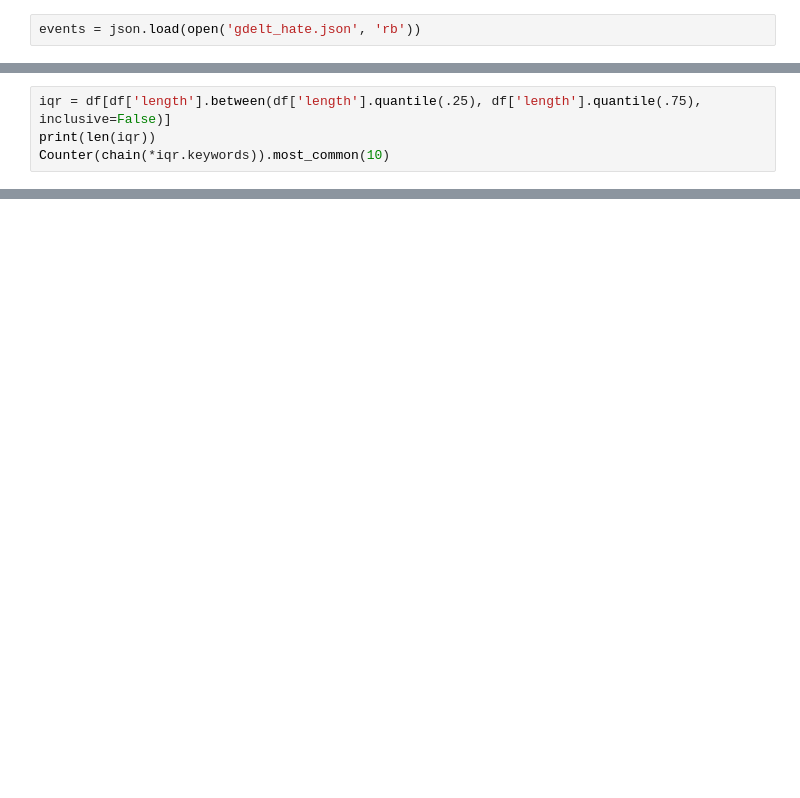
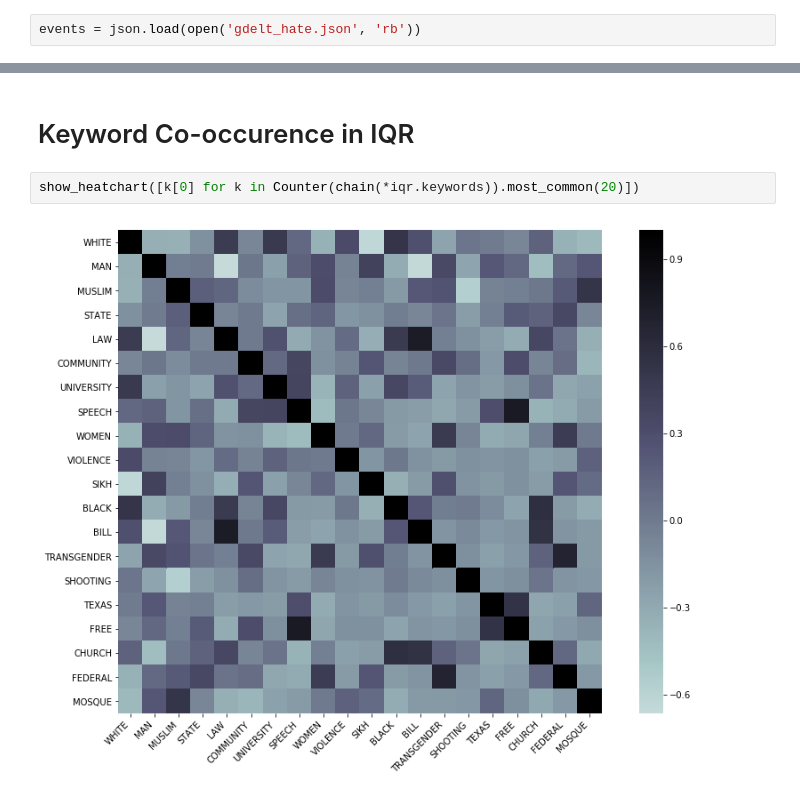
Before and after one commit to Jwmazzi/media_research, a Jupyter notebook: planning/GDELT Keywords.ipynb, the cells around one changed output, grey strips where cells are left out. Cells and saved outputs as stored; diff of their text form; blank space fills up the shorter version.

```diff
--- a/planning/GDELT Keywords.ipynb
+++ b/planning/GDELT Keywords.ipynb
@@ -130,4 +81,0 @@ Counter(chain(*df_75.keywords)).most_common(10)
-# %%
-iqr = df[df['length'].between(df['length'].quantile(.25), df['length'].quantile(.75), inclusive=False)]
-print(len(iqr))
-Counter(chain(*iqr.keywords)).most_common(10)
@@ -221,0 +120,6 @@ w
+# %% [markdown]
+# Keyword Co-occurence in IQR
+# %%
+show_heatchart([k[0] for k in Counter(chain(*iqr.keywords)).most_common(20)])
+# %% [output]
+[figure, added]
```
Also changed, not shown: parts of 43 cells of this notebook, 5 other files.
